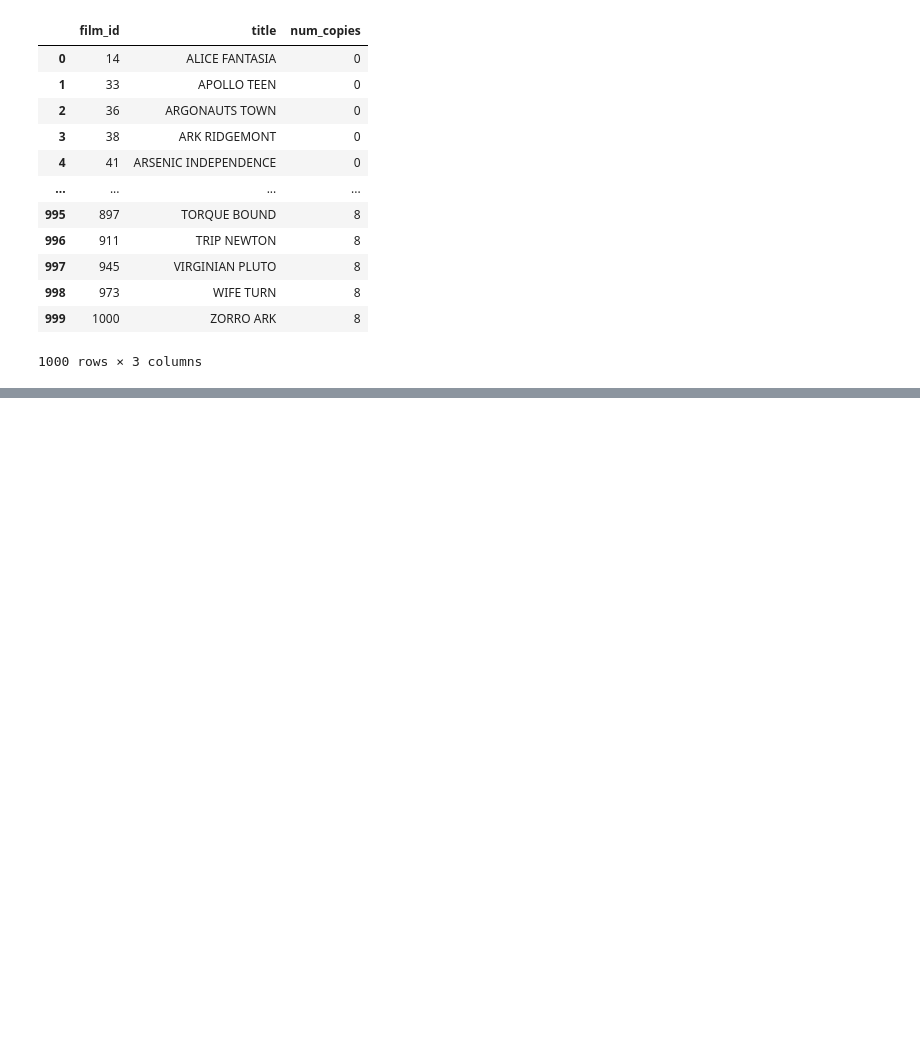
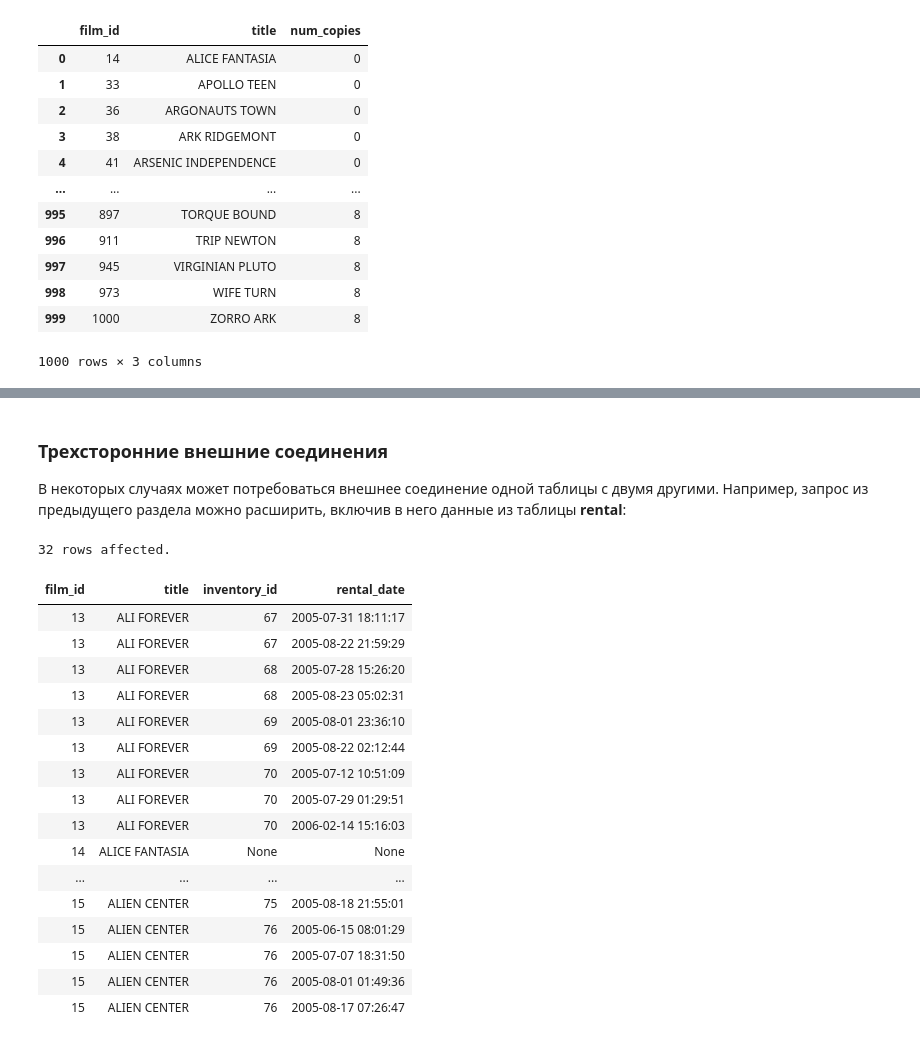
Before and after one commit to magus1968/learning-sql, a Jupyter notebook: docs/chapters/ch10.ipynb, the cells around one changed output, grey strips where cells are left out. Drawn from its saved outputs; the diff is of its cells as text; code cells hidden in the pictures; blank space fills up the shorter version.

```diff
--- a/docs/chapters/ch10.ipynb
+++ b/docs/chapters/ch10.ipynb
@@ -137,0 +251,36 @@ ORDER BY num_copies;
+# %% [markdown]
+### Трехсторонние внешние соединения
+
+В некоторых случаях может потребоваться внешнее соединение одной таблицы с двумя другими. Например, запрос из предыдущего раздела можно расширить, включив в него данные из таблицы **rental**:
+# %%
+%%sql
+SELECT
+    f.film_id,
+    f.title,
+    i.inventory_id,
+    r.rental_date
+FROM film f
+    LEFT JOIN inventory i
+        ON f.film_id = i.film_id
+    LEFT JOIN rental r
+        ON i.inventory_id = r.inventory_id
+WHERE f.film_id BETWEEN 13 AND 15;
+# %% [output]
+32 rows affected.
+| film_id | title | inventory_id | rental_date |
+| 13 | ALI FOREVER | 67 | 2005-07-31 18:11:17 |
+| 13 | ALI FOREVER | 67 | 2005-08-22 21:59:29 |
+| 13 | ALI FOREVER | 68 | 2005-07-28 15:26:20 |
+| 13 | ALI FOREVER | 68 | 2005-08-23 05:02:31 |
+| 13 | ALI FOREVER | 69 | 2005-08-01 23:36:10 |
+| 13 | ALI FOREVER | 69 | 2005-08-22 02:12:44 |
+| 13 | ALI FOREVER | 70 | 2005-07-12 10:51:09 |
+| 13 | ALI FOREVER | 70 | 2005-07-29 01:29:51 |
+| 13 | ALI FOREVER | 70 | 2006-02-14 15:16:03 |
+| 14 | ALICE FANTASIA | None | None |
+| ... | ... | ... | ... |
+| 15 | ALIEN CENTER | 75 | 2005-08-18 21:55:01 |
+| 15 | ALIEN CENTER | 76 | 2005-06-15 08:01:29 |
+| 15 | ALIEN CENTER | 76 | 2005-07-07 18:31:50 |
+| 15 | ALIEN CENTER | 76 | 2005-08-01 01:49:36 |
+| 15 | ALIEN CENTER | 76 | 2005-08-17 07:26:47 |
```
Also changed, not shown: parts of 18 cells of this notebook, 5 other files.
